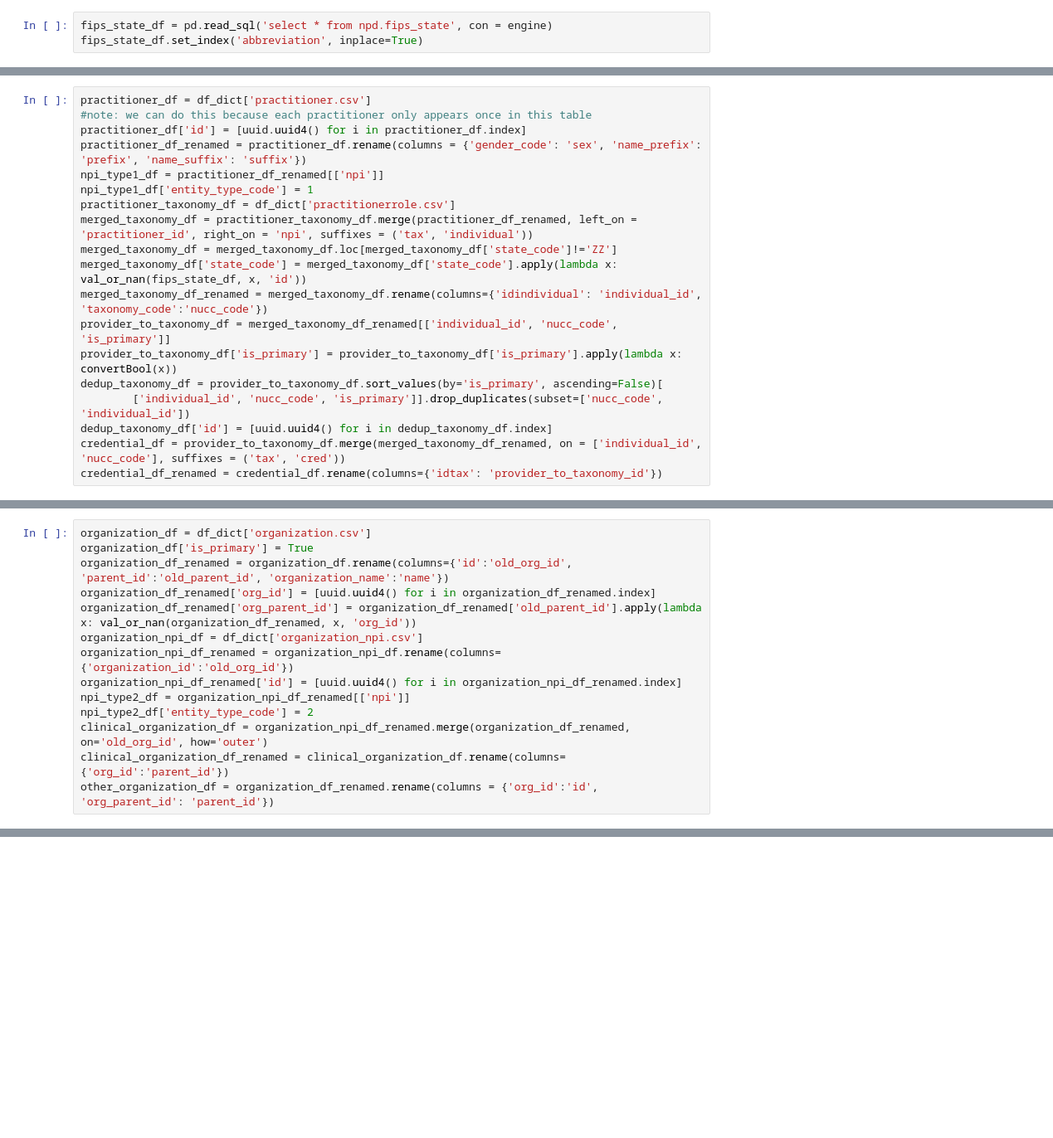
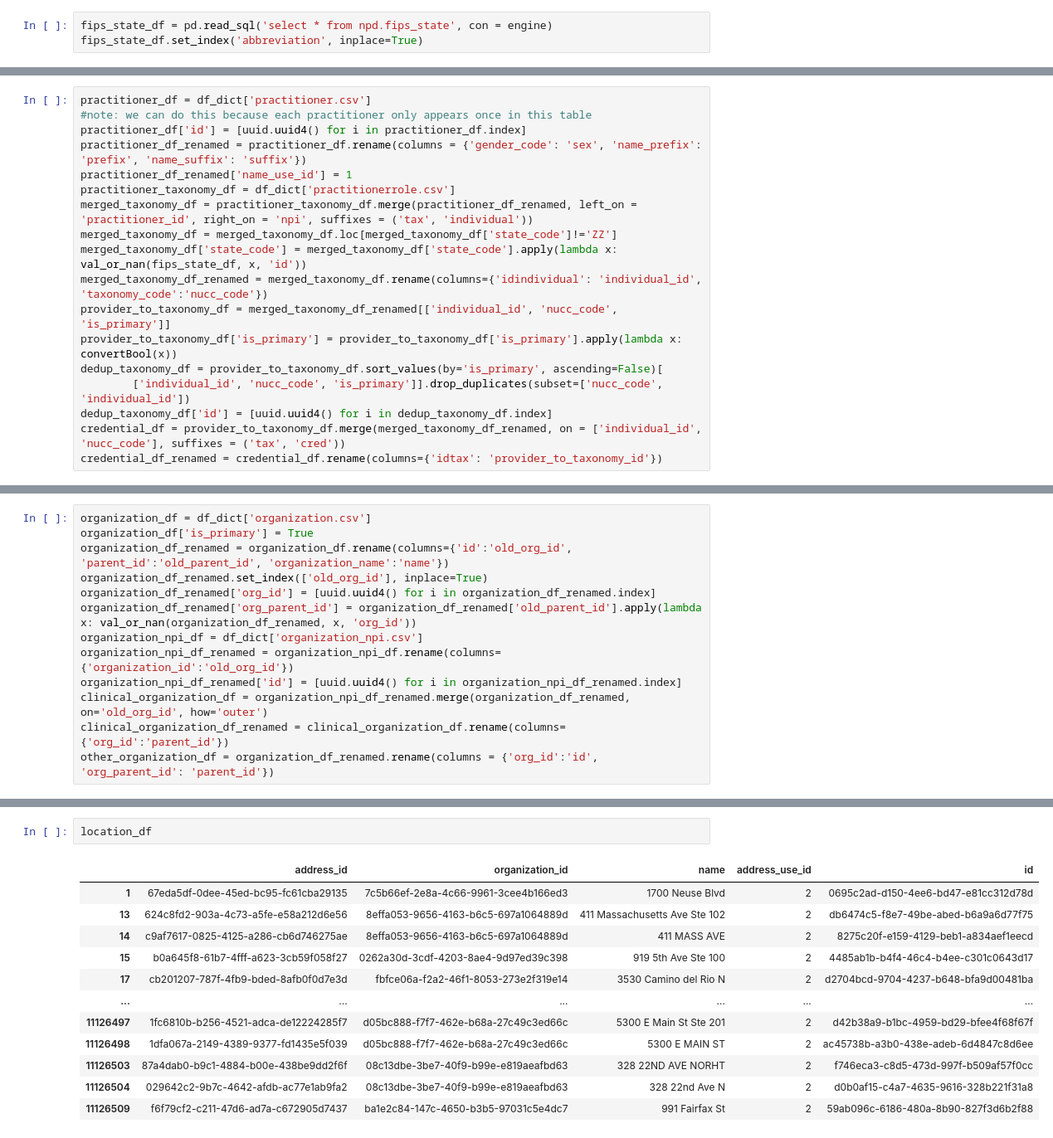
Before and after one commit to DSACMS/npd, a Jupyter notebook: etls/loadHalloween/mapping.ipynb, the cells around one changed output, grey strips where cells are left out. Shown: that part at 83% size. Drawn from its saved outputs; the diff is of its cells as text; blank space fills up the shorter version.

```diff
--- a/etls/loadHalloween/mapping.ipynb
+++ b/etls/loadHalloween/mapping.ipynb
@@ -45,8 +97,7 @@ practitioner_df = df_dict['practitioner.csv']
 #note: we can do this because each practitioner only appears once in this table
 practitioner_df['id'] = [uuid.uuid4() for i in practitioner_df.index]
 practitioner_df_renamed = practitioner_df.rename(columns = {'gender_code': 'sex', 'name_prefix': 'prefix', 'name_suffix': 'suffix'})
-npi_type1_df = practitioner_df_renamed[['npi']]
-npi_type1_df['entity_type_code'] = 1
+practitioner_df_renamed['name_use_id'] = 1
 practitioner_taxonomy_df = df_dict['practitionerrole.csv']
 merged_taxonomy_df = practitioner_taxonomy_df.merge(practitioner_df_renamed, left_on = 'practitioner_id', right_on = 'npi', suffixes = ('tax', 'individual'))
 merged_taxonomy_df = merged_taxonomy_df.loc[merged_taxonomy_df['state_code']!='ZZ']
@@ -74,13 +114,12 @@ See the caveats in the documentation: https://pandas.pydata.org/pandas-docs/stab
 organization_df = df_dict['organization.csv']
 organization_df['is_primary'] = True
 organization_df_renamed = organization_df.rename(columns={'id':'old_org_id', 'parent_id':'old_parent_id', 'organization_name':'name'})
+organization_df_renamed.set_index(['old_org_id'], inplace=True)
 organization_df_renamed['org_id'] = [uuid.uuid4() for i in organization_df_renamed.index]
 organization_df_renamed['org_parent_id'] = organization_df_renamed['old_parent_id'].apply(lambda x: val_or_nan(organization_df_renamed, x, 'org_id'))
 organization_npi_df = df_dict['organization_npi.csv']
 organization_npi_df_renamed = organization_npi_df.rename(columns={'organization_id':'old_org_id'})
 organization_npi_df_renamed['id'] = [uuid.uuid4() for i in organization_npi_df_renamed.index]
-npi_type2_df = organization_npi_df_renamed[['npi']]
-npi_type2_df['entity_type_code'] = 2
 clinical_organization_df = organization_npi_df_renamed.merge(organization_df_renamed, on='old_org_id', how='outer')
 clinical_organization_df_renamed = clinical_organization_df.rename(columns={'org_id':'parent_id'})
 other_organization_df = organization_df_renamed.rename(columns = {'org_id':'id', 'org_parent_id': 'parent_id'})
@@ -209,0 +249,15 @@ ValueError: Table 'npi' already exists.
+# %%
+location_df
+# %% [output]
+|  | address_id | organization_id | name | address_use_id | id |
+| 1 | 67eda5df-0dee-45ed-bc95-fc61cba29135 | 7c5b66ef-2e8a-4c66-9961-3cee4b166ed3 | 1700 Neuse Blvd | 2 | 0695c2ad-d150-4ee6-bd47-e81cc312d78d |
+| 13 | 624c8fd2-903a-4c73-a5fe-e58a212d6e56 | 8effa053-9656-4163-b6c5-697a1064889d | 411 Massachusetts Ave Ste 102 | 2 | db6474c5-f8e7-49be-abed-b6a9a6d77f75 |
+| 14 | c9af7617-0825-4125-a286-cb6d746275ae | 8effa053-9656-4163-b6c5-697a1064889d | 411 MASS AVE | 2 | 8275c20f-e159-4129-beb1-a834aef1eecd |
+| 15 | b0a645f8-61b7-4fff-a623-3cb59f058f27 | 0262a30d-3cdf-4203-8ae4-9d97ed39c398 | 919 5th Ave Ste 100 | 2 | 4485ab1b-b4f4-46c4-b4ee-c301c0643d17 |
+| 17 | cb201207-787f-4fb9-bded-8afb0f0d7e3d | fbfce06a-f2a2-46f1-8053-273e2f319e14 | 3530 Camino del Rio N | 2 | d2704bcd-9704-4237-b648-bfa9d00481ba |
+| ... | ... | ... | ... | ... | ... |
+| 11126497 | 1fc6810b-b256-4521-adca-de12224285f7 | d05bc888-f7f7-462e-b68a-27c49c3ed66c | 5300 E Main St Ste 201 | 2 | d42b38a9-b1bc-4959-bd29-bfee4f68f67f |
+| 11126498 | 1dfa067a-2149-4389-9377-fd1435e5f039 | d05bc888-f7f7-462e-b68a-27c49c3ed66c | 5300 E MAIN ST | 2 | ac45738b-a3b0-438e-adeb-6d4847c8d6ee |
+| 11126503 | 87a4dab0-b9c1-4884-b00e-438be9dd2f6f | 08c13dbe-3be7-40f9-b99e-e819aeafbd63 | 328 22ND AVE NORHT | 2 | f746eca3-c8d5-473d-997f-b509af57f0cc |
+| 11126504 | 029642c2-9b7c-4642-afdb-ac77e1ab9fa2 | 08c13dbe-3be7-40f9-b99e-e819aeafbd63 | 328 22nd Ave N | 2 | d0b0af15-c4a7-4635-9616-328b221f31a8 |
+| 11126509 | f6f79cf2-c211-47d6-ad7a-c672905d7437 | ba1e2c84-147c-4650-b3b5-97031c5e4dc7 | 991 Fairfax St | 2 | 59ab096c-6186-480a-8b90-827f3d6b2f88 |
```
Also changed, not shown: parts of 15 cells of this notebook, 1 other file.
